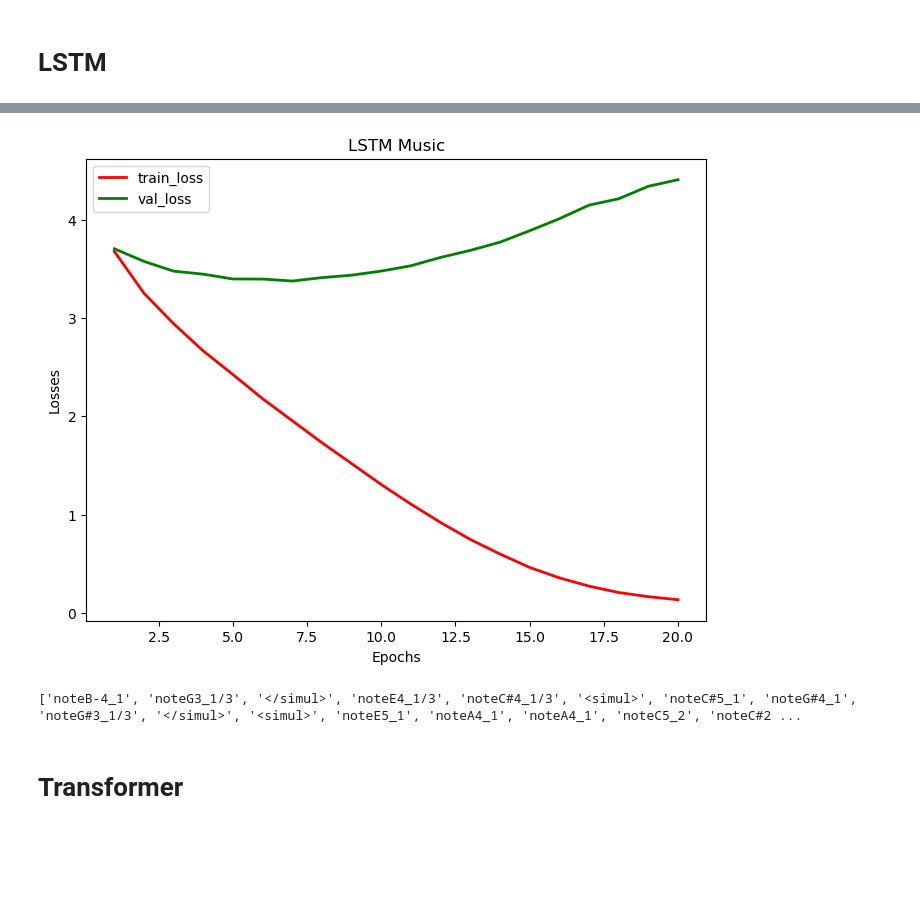
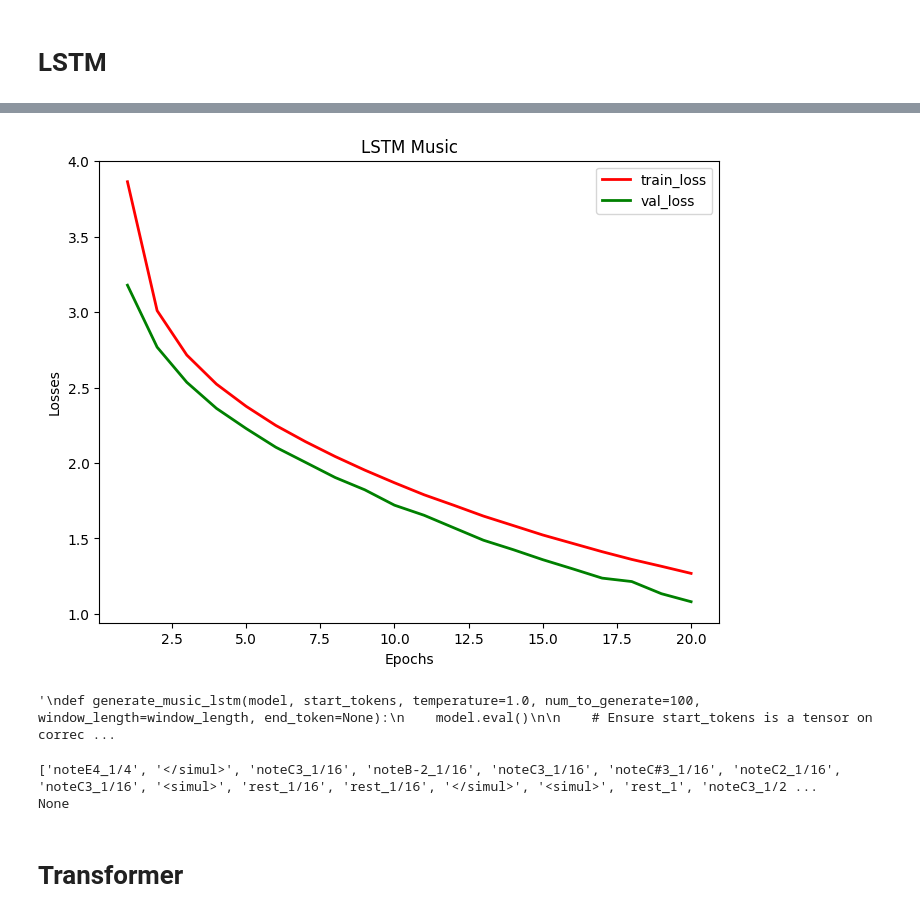
Before and after one commit to Rael-kun/NNFinal, a Jupyter notebook: NNFinalcopy.ipynb, the cells around one changed output, grey strips where cells are left out. Drawn from its saved outputs; the diff is of its cells as text; code cells hidden in the pictures; blank space fills up the shorter version.

Commit message:
Fixed LSTM???

```diff
--- a/NNFinalcopy.ipynb
+++ b/NNFinalcopy.ipynb
@@ -20,7 +20,7 @@ base_type = np.float32
 torch_type = torch.float32
 batch_size = 32
 window_length = 1024 # Data points will hold 1024 tokens of observations (should be 1/4 average song length in tokens, remember to remove outliers)
-window_step_size = 32 # Sliding window will move this much each time (higher numbers means less data, but less overfitting to similar data)
+window_step_size = 64 # Sliding window will move this much each time (higher numbers means less data, but less overfitting to similar data)
 # %% [output]
 Using device: cuda
 # %% [markdown]
@@ -305,7 +305,7 @@ class MusicLSTM(nn.Module):
         output = self.layer_norm(output)                 # Normalize LSTM output
         output = self.dropout(output)
         # Apply dropout
-        output = self.fc(output[:, -1, :])           # Only final timestep → [batch, vocab_size]
+        output = self.fc(output[:, :, :])           # Only final timestep → [batch, vocab_size]
 
         return output, hidden
 # %%
@@ -325,7 +325,7 @@ for epoch in range(epochs):
     for batch in training_dataloader:
         batch = batch.to(device)
         inp = batch[:, :-1]         # input: [batch, seq_len - 1]
-        tgt = batch[:, -1]          # target: [batch]
+        tgt = batch[:, 1:]          # target: [batch]
 
         optimizer.zero_grad()
 
@@ -350,7 +350,7 @@ for epoch in range(epochs):
         for batch in validation_dataloader:
             batch = batch.to(device)
             inp = batch[:, :-1]         # input: [batch, seq_len - 1]
-            tgt = batch[:, -1]          # target: [batch]
+            tgt = batch[:, 1:]          # target: [batch]
 
             preds, _ = model_lstm(inp)
             loss = criterion(preds.view(-1, vocab_len), tgt.reshape(-1))
@@ -383,5 +383,6 @@ Validation Loss: 4.4087
-[figure, old version]
+[figure, new version]
 # %%
+'''
 def generate_music_lstm(model, start_tokens, temperature=1.0, num_to_generate=100, window_length=window_length, end_token=None):
     model.eval()
 
@@ -424,5 +425,6 @@ for batch in validation_dataloader:
     notes = [token_to_note[token] for token in generated]
     print(notes)
     break
+'''
 # %% [output]
-['noteB-4_1', 'noteG3_1/3', '</simul>', 'noteE4_1/3', 'noteC#4_1/3', '<simul>', 'noteC#5_1', 'noteG#4_1', 'noteG#3_1/3', '</simul>', '<simul>', 'noteE5_1', 'noteA4_1', 'noteA4_1', 'noteC5_2', 'noteC#2 ...
+'\ndef generate_music_lstm(model, start_tokens, temperature=1.0, num_to_generate=100, window_length=window_length, end_token=None):\n    model.eval()\n\n    # Ensure start_tokens is a tensor on correc ...
@@ -429,3 +450,13 @@ for batch in validation_dataloader:
+# %%
+# this just grabs a random batch and performs on it
+for batch in validation_dataloader:
+    bleh = generate_music_lstm(model_lstm, batch[0][:4], temperature=1.0)
+    notes = [token_to_note[token] for token in bleh]
+    print(print(notes))
+    break
+# %% [output]
+['noteE4_1/4', '</simul>', 'noteC3_1/16', 'noteB-2_1/16', 'noteC3_1/16', 'noteC#3_1/16', 'noteC2_1/16', 'noteC3_1/16', '<simul>', 'rest_1/16', 'rest_1/16', '</simul>', '<simul>', 'rest_1', 'noteC3_1/2 ...
+None
 # %%
 torch.save(model_lstm.state_dict(), "music_lstm_model.pth")
 # %% [markdown]
```
Also changed, not shown: parts of 4 cells of this notebook, 2 other files.
